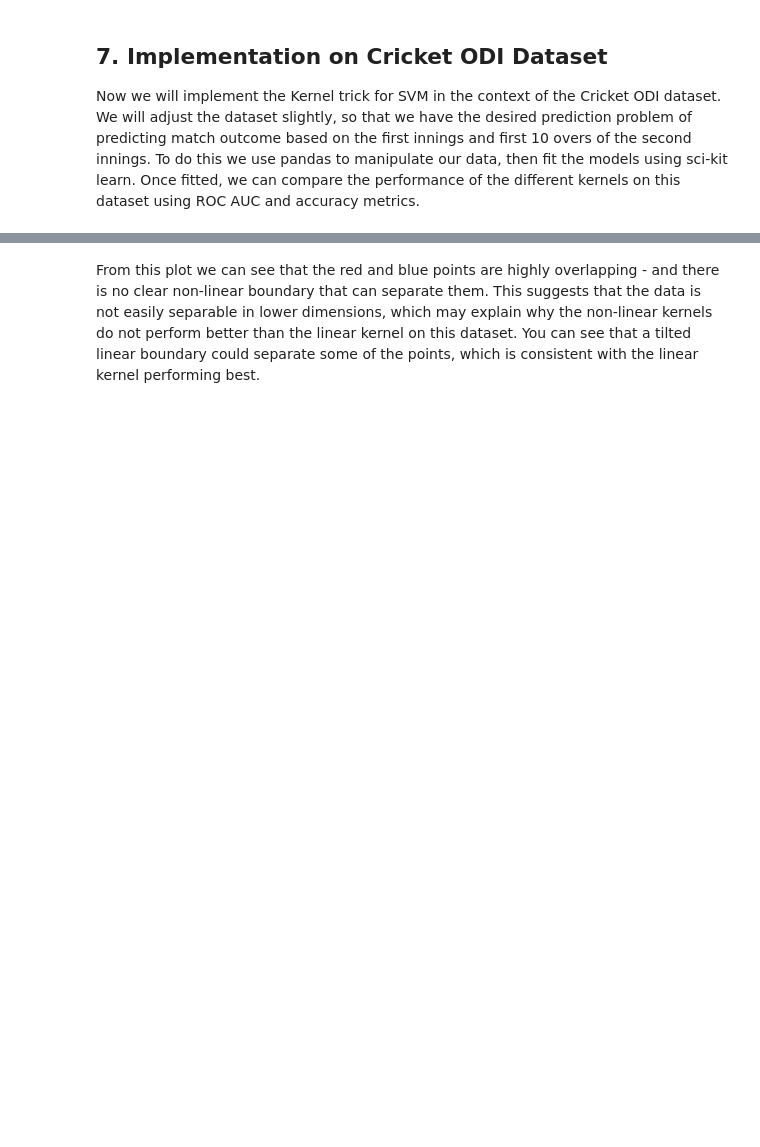
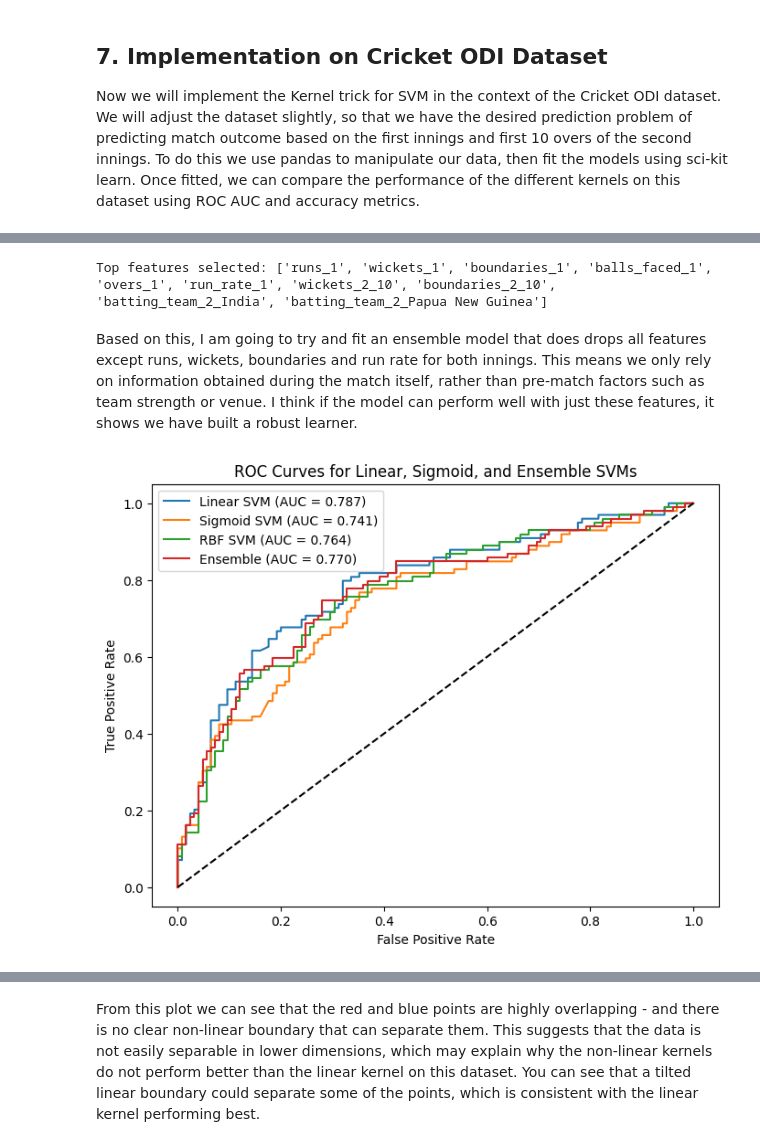
Before and after one commit to y-oth/dst_assessment1, a Jupyter notebook: Elliot M/Asessment1EM.ipynb, the cells around one changed output, grey strips where cells are left out. Drawn from its saved outputs; the diff is of its cells as text; code cells hidden in the pictures; blank space fills up the shorter version.

```diff
--- a/Elliot M/Asessment1EM.ipynb
+++ b/Elliot M/Asessment1EM.ipynb
@@ -339,0 +358,80 @@ sigmoid  | AUC: 0.709 | Acc: 0.580 | Params: {'svc__C': 0.1, 'svc__gamma': 'auto
+# %%
+
+# Keep top 10 most informative features using ANOVA F-test
+selector = SelectKBest(score_func=f_classif, k=10)
+X_new = selector.fit_transform(X, y)
+
+# See which features were selected
+selected_features = X.columns[selector.get_support()]
+print("Top features selected:", list(selected_features))
+# %% [output]
+Top features selected: ['runs_1', 'wickets_1', 'boundaries_1', 'balls_faced_1', 'overs_1', 'run_rate_1', 'wickets_2_10', 'boundaries_2_10', 'batting_team_2_India', 'batting_team_2_Papua New Guinea']
+# %% [markdown]
+Based on this, I am going to try and fit an ensemble model that does drops all features except runs, wickets, boundaries and run rate for both innings. This means we only rely on information obtained during the match itself, rather than pre-match factors such as team strength or venue. I think if the model can perform well with just these features, it shows we have built a robust learner.
+# %%
+
+
+# Select only core features from above
+core_features = [
+    "runs_1", "wickets_1", "boundaries_1", "run_rate_1",
+    "runs_2_10", "wickets_2_10", "boundaries_2_10", "run_rate_2_10"
+]
+
+# Subset the dataset
+X_core = matches_encoded[core_features]
+y_core = matches_encoded["team2_win"]
+
+# Train-test split
+X_train, X_test, y_train, y_test = train_test_split(
+    X_core, y_core, test_size=0.2, random_state=42, stratify=y_core
+)
+
+# Individual models
+linear_svm = Pipeline([
+    ("scaler", StandardScaler()),
+    ("svc", SVC(kernel="linear", C=0.1, probability=True, random_state=42))
+])
+
+sigmoid_svm = Pipeline([
+    ("scaler", StandardScaler()),
+    ("svc", SVC(kernel="sigmoid", C=0.1, gamma="auto", probability=True, random_state=42))
+])
+
+rbf_svm = Pipeline([
+    ("scaler", StandardScaler()),
+    ("svc", SVC(kernel="rbf", C=0.1, gamma="auto", probability=True, random_state=42))
+])
+
+# Ensemble Model (soft voting)
+ensemble = VotingClassifier(
+    estimators=[("linear", linear_svm), ("sigmoid", sigmoid_svm), ("rbf", rbf_svm)],
+    voting="soft"  # use predicted probabilities
+)
+
+
+models = {
+    "Linear SVM": linear_svm,
+    "Sigmoid SVM": sigmoid_svm,
+    "RBF SVM": rbf_svm,
+    "Ensemble": ensemble
+}
+
+# Train, predict and evaluate
+plt.figure(figsize=(8, 6))
+for name, model in models.items():
+    model.fit(X_train, y_train)
+    y_pred_proba = model.predict_proba(X_test)[:, 1]
+    auc = roc_auc_score(y_test, y_pred_proba)
+    acc = accuracy_score(y_test, (y_pred_proba > 0.5).astype(int))
+
+    fpr, tpr, _ = roc_curve(y_test, y_pred_proba)
+    plt.plot(fpr, tpr, label=f"{name} (AUC = {auc:.3f})")
+
+plt.plot([0, 1], [0, 1], "k--")
+plt.title("ROC Curves for Linear, Sigmoid, and Ensemble SVMs")
+plt.xlabel("False Positive Rate")
+plt.ylabel("True Positive Rate")
+plt.legend()
+plt.show()
+# %% [output]
+[figure, added]
```
Also changed, not shown: parts of 17 cells of this notebook, 1 other file.
